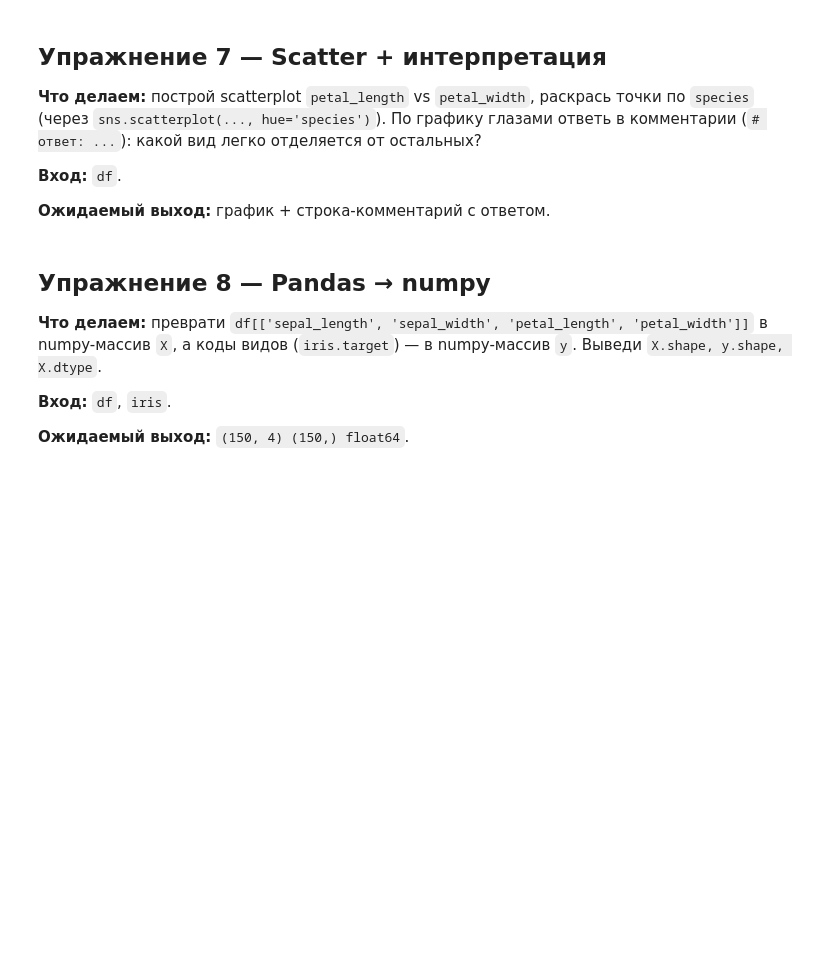
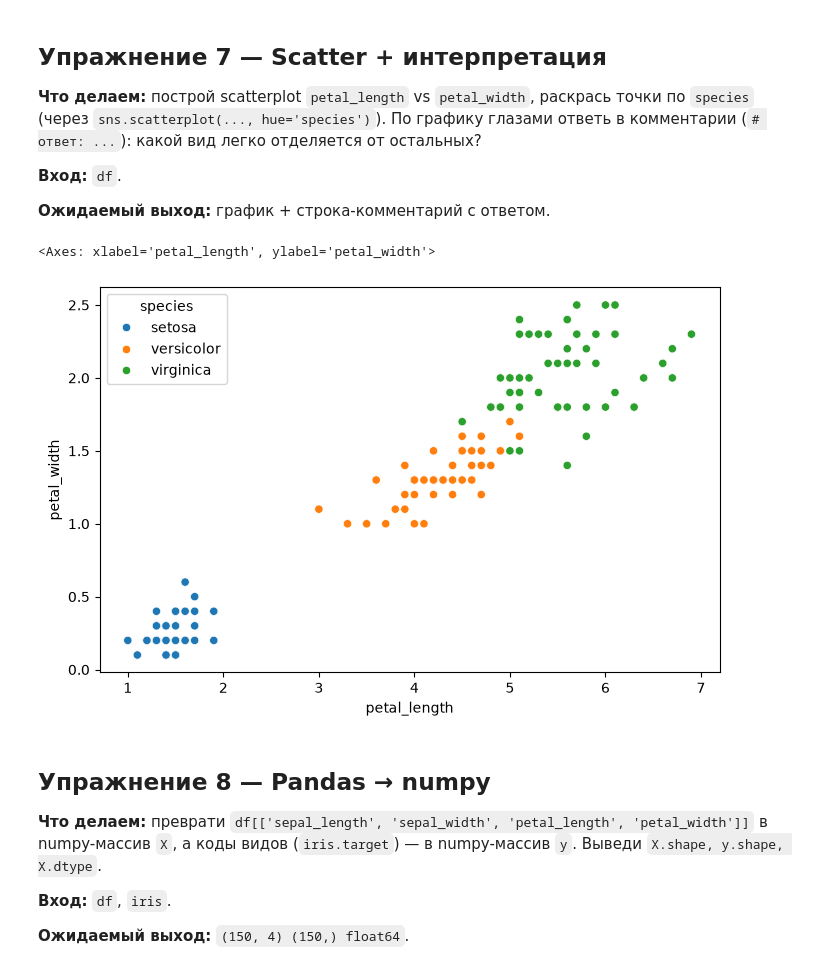
Before and after one commit to kokontsev/mentoring-course, a Jupyter notebook: week_07/00_pandas_numpy_primer_practice.ipynb, the cells around one changed output. Saved outputs shown, nothing was run; the diff lists cells and outputs as text; code cells hidden in the pictures; blank space fills up the shorter version.

```diff
--- a/week_07/00_pandas_numpy_primer_practice.ipynb
+++ b/week_07/00_pandas_numpy_primer_practice.ipynb
@@ -115,3 +178,11 @@ big_flowers = ...
+# %%
+# твой код
+fig, ax = plt.subplots(figsize=(8, 5))
+sns.scatterplot(data=df, x='petal_length', y='petal_width', hue='species', ax=ax)
+# ответ: Setosa
+# %% [output]
+<Axes: xlabel='petal_length', ylabel='petal_width'>
+[figure, added]
 # %% [markdown]
 ## Упражнение 8 — Pandas → numpy
 
```
Also changed, not shown: parts of 18 cells of this notebook, 3 other files.
